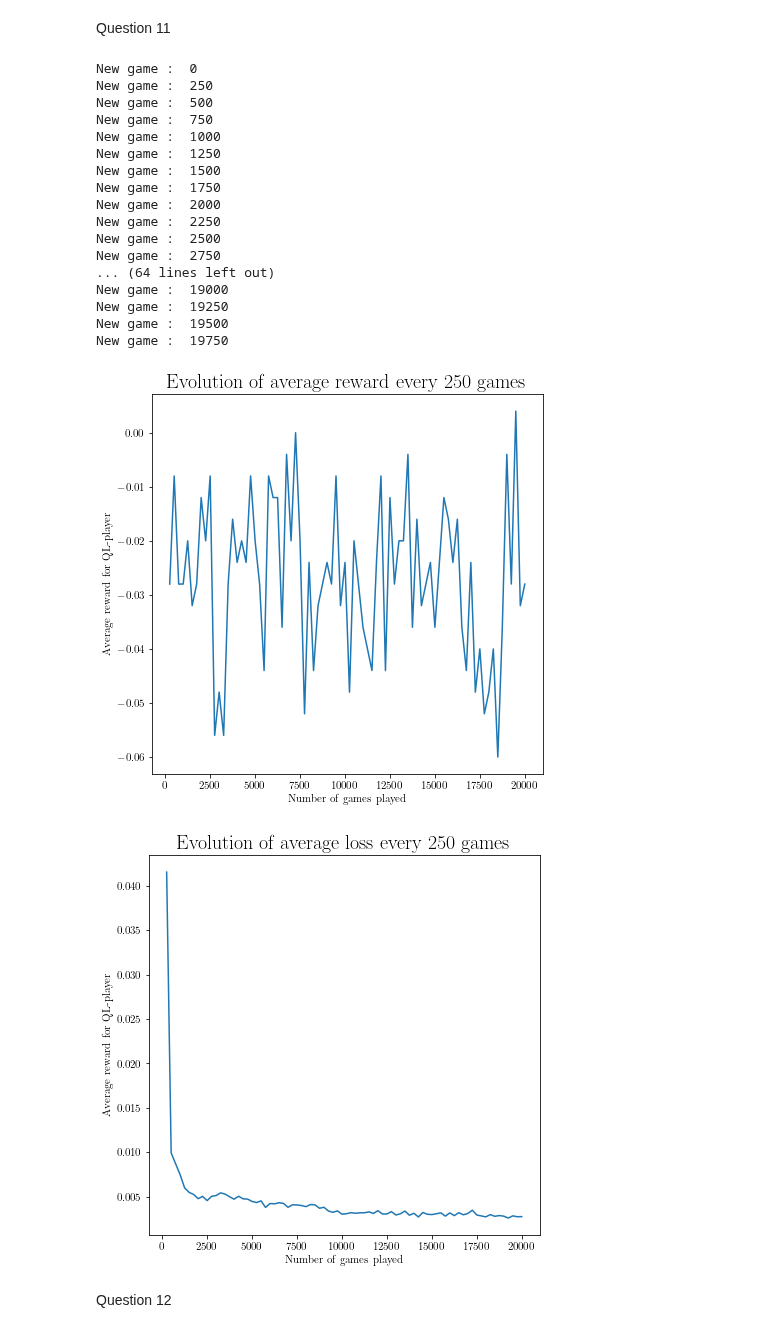
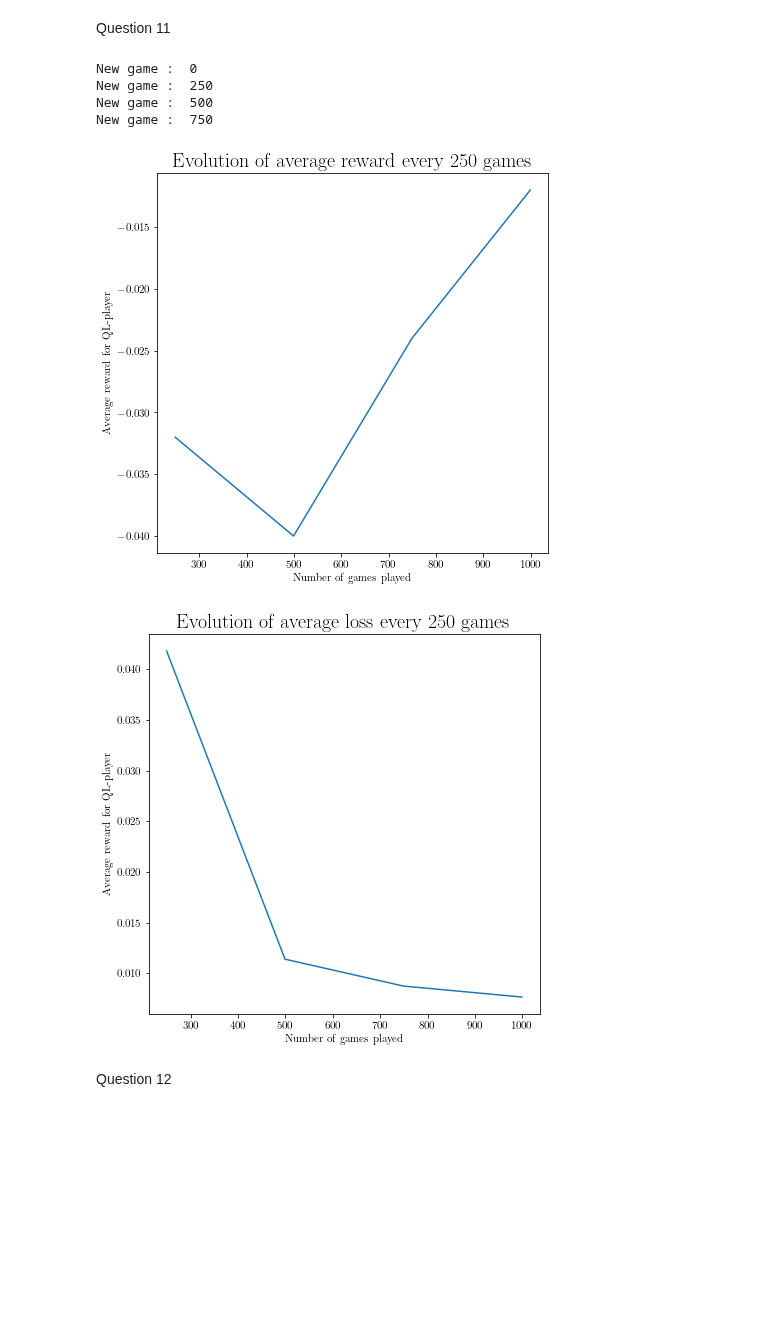
Before and after one commit to louisPoulain/ANN_NIM, a Jupyter notebook: DQN copy 2.ipynb, the cells around one changed output. Drawn from its saved outputs; the diff is of its cells as text; code cells hidden in the pictures; blank space fills up the shorter version.

```diff
--- a/DQN copy 2.ipynb
+++ b/DQN copy 2.ipynb
@@ -312,27 +329,14 @@ target_net.load_state_dict(policy_net.state_dict())
 target_net.eval()
 memory = ReplayMemory(buffer_size)
 # %%
-Q1_DQN(policy_net, target_net, memory, eps_opt = 1, nb_games=20000)
+Q1_DQN(policy_net, target_net, memory, eps_opt = 1, nb_games=1000, question = 'q3-11')
 # %% [output]
 New game :  0
 New game :  250
 New game :  500
 New game :  750
-New game :  1000
-New game :  1250
-New game :  1500
-New game :  1750
-New game :  2000
-New game :  2250
-New game :  2500
-New game :  2750
-... (64 lines left out)
-New game :  19000
-New game :  19250
-New game :  19500
-New game :  19750
-[figure, old version]
+[figure, new version]
-[figure, old version]
+[figure, new version]
 # %% [markdown]
 Question 12
 # %%
```
Also changed, not shown: parts of 5 cells of this notebook, 5 other files.
